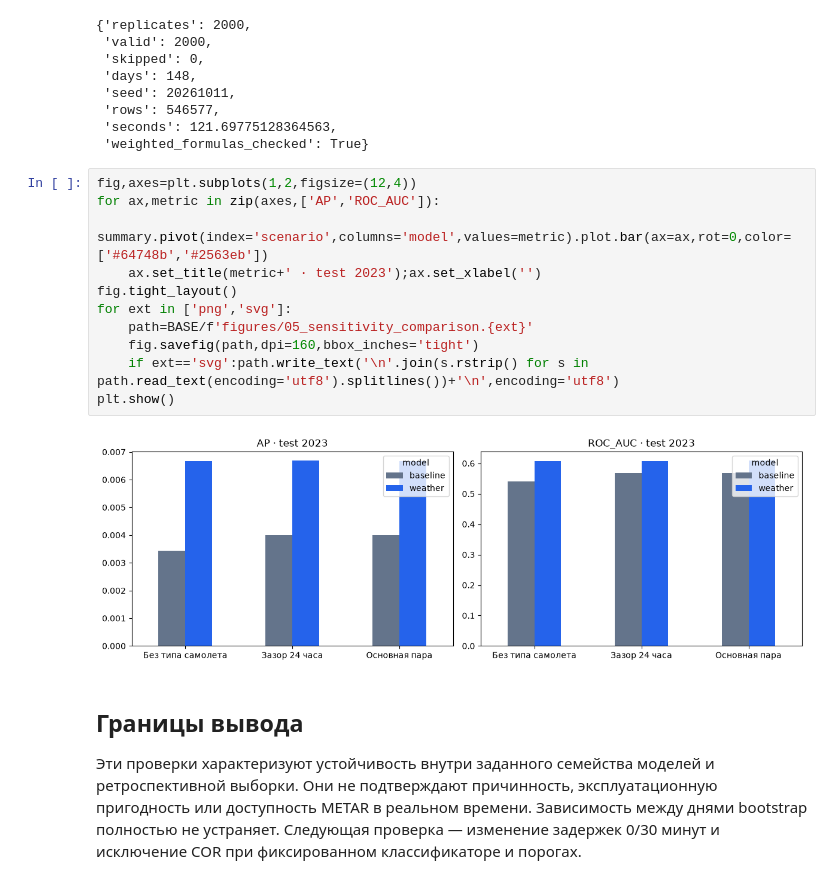
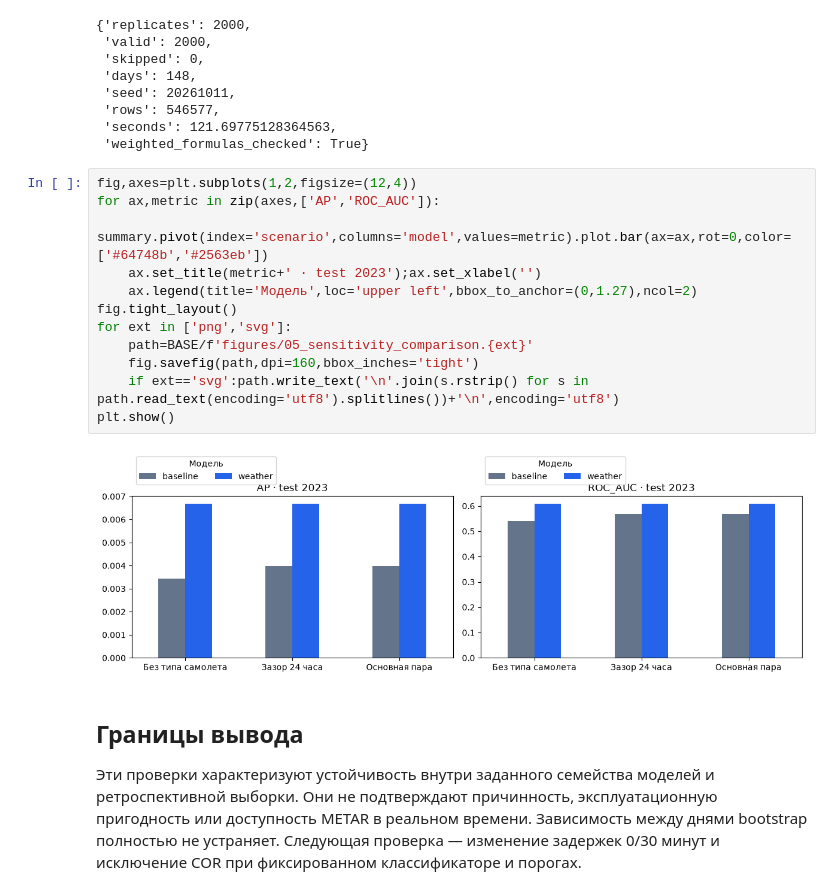
Before and after one commit to steptovictory-dev/Approach-Risk-ver.-1.0, a Jupyter notebook: research/weather-model-comparison/notebooks/05_model_sensitivity.ipynb, the cells around one changed output. Drawn from its saved outputs; the diff is of its cells as text.

Commit message:
Keep sensitivity chart legends clear of plotted results

```diff
--- a/research/weather-model-comparison/notebooks/05_model_sensitivity.ipynb
+++ b/research/weather-model-comparison/notebooks/05_model_sensitivity.ipynb
@@ -56,16 +56,17 @@ display(json.loads((BASE/'reports/05_bootstrap_manifest.json').read_text()))
 # %%
 fig,axes=plt.subplots(1,2,figsize=(12,4))
 for ax,metric in zip(axes,['AP','ROC_AUC']):
     summary.pivot(index='scenario',columns='model',values=metric).plot.bar(ax=ax,rot=0,color=['#64748b','#2563eb'])
     ax.set_title(metric+' · test 2023');ax.set_xlabel('')
+    ax.legend(title='Модель',loc='upper left',bbox_to_anchor=(0,1.27),ncol=2)
 fig.tight_layout()
 for ext in ['png','svg']:
     path=BASE/f'figures/05_sensitivity_comparison.{ext}'
     fig.savefig(path,dpi=160,bbox_inches='tight')
     if ext=='svg':path.write_text('\n'.join(s.rstrip() for s in path.read_text(encoding='utf8').splitlines())+'\n',encoding='utf8')
 plt.show()
 # %% [output]
-[figure, old version]
+[figure, new version]
 # %% [markdown]
 ## Границы вывода
 
```
Also changed, not shown: 3 other files.
